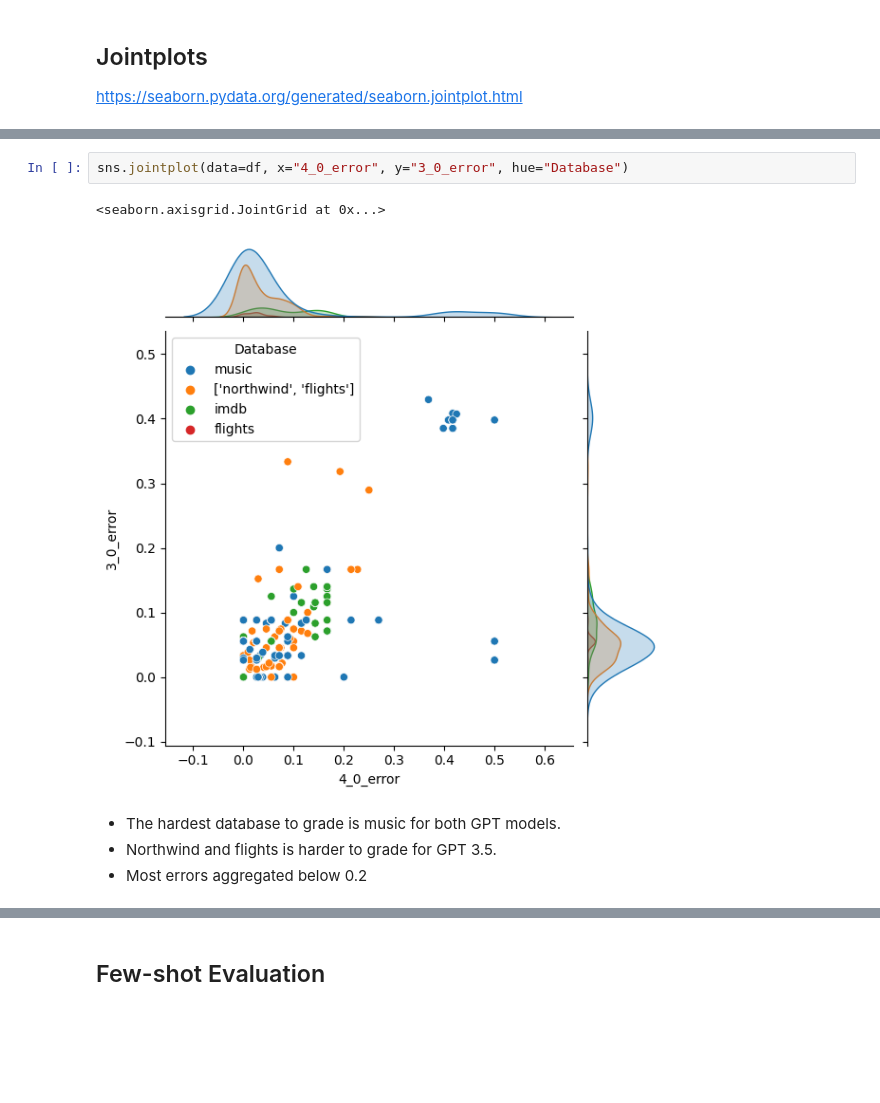
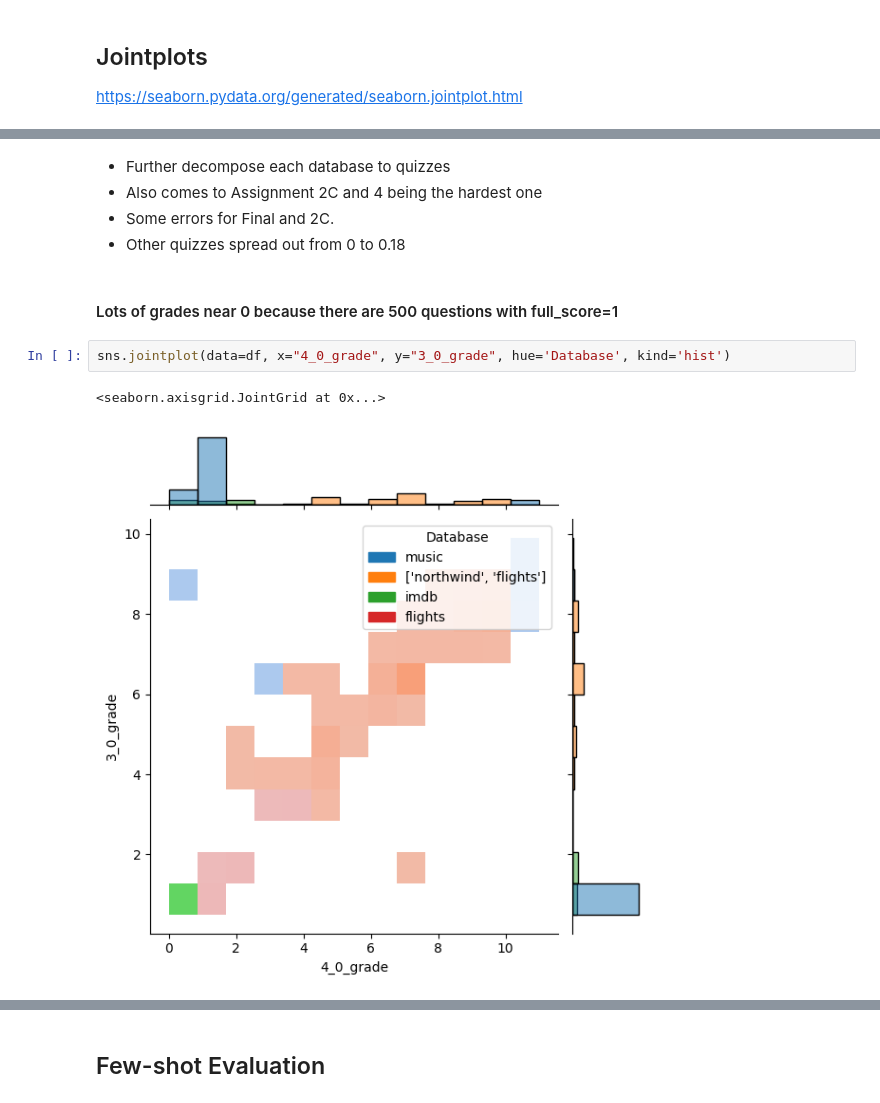
Before and after one commit to ipeirotis/sql_autograding, a Jupyter notebook: Evaluation_8_30.ipynb, the cells around one changed output, grey strips where cells are left out. Cells and saved outputs as stored; diff of their text form; blank space fills up the shorter version.

```diff
--- a/Evaluation_8_30.ipynb
+++ b/Evaluation_8_30.ipynb
@@ -235,9 +311,12 @@ https://seaborn.pydata.org/generated/seaborn.jointplot.html
+# %% [markdown]
+- Further decompose each database to quizzes
+- Also comes to Assignment 2C and 4 being the hardest one
+- Some errors for Final and 2C.
+- Other quizzes spread out from 0 to 0.18
+# %% [markdown]
+#### Lots of grades near 0 because there are 500 questions with full_score=1
 # %%
-sns.jointplot(data=df, x="4_0_error", y="3_0_error", hue="Database")
+sns.jointplot(data=df, x="4_0_grade", y="3_0_grade", hue='Database', kind='hist')
 # %% [output]
 <seaborn.axisgrid.JointGrid at 0x...>
-[figure, old version]
+[figure, new version]
-# %% [markdown]
-- The hardest database to grade is music for both GPT models.
-- Northwind and flights is harder to grade for GPT 3.5.
-- Most errors aggregated below 0.2
```
Also changed, not shown: parts of 31 cells of this notebook.
